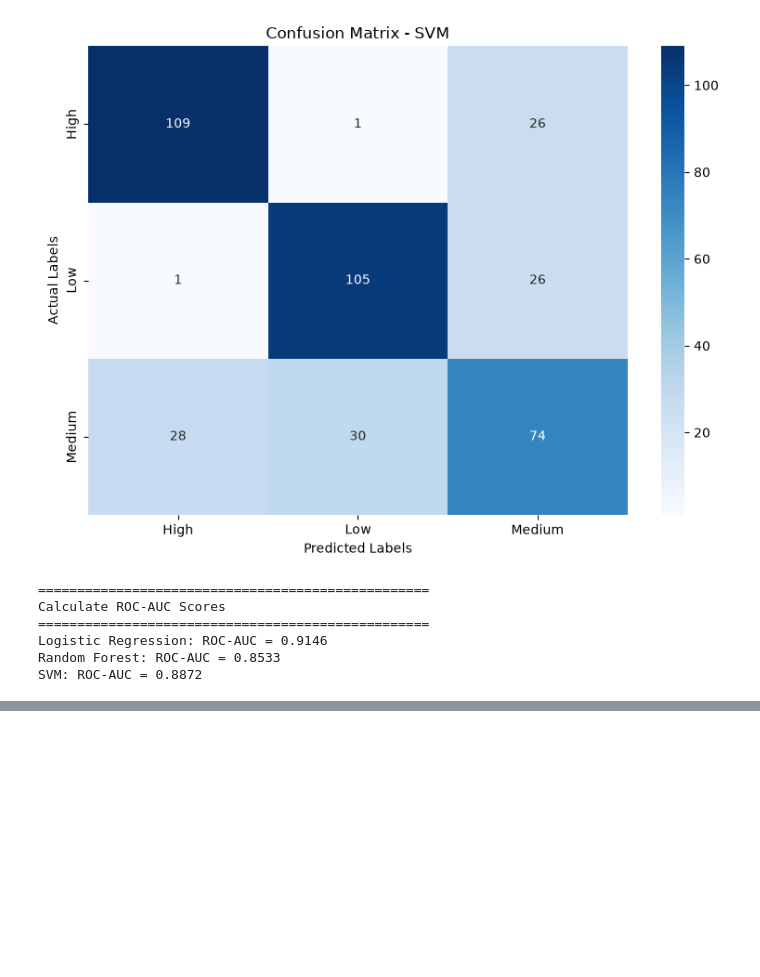
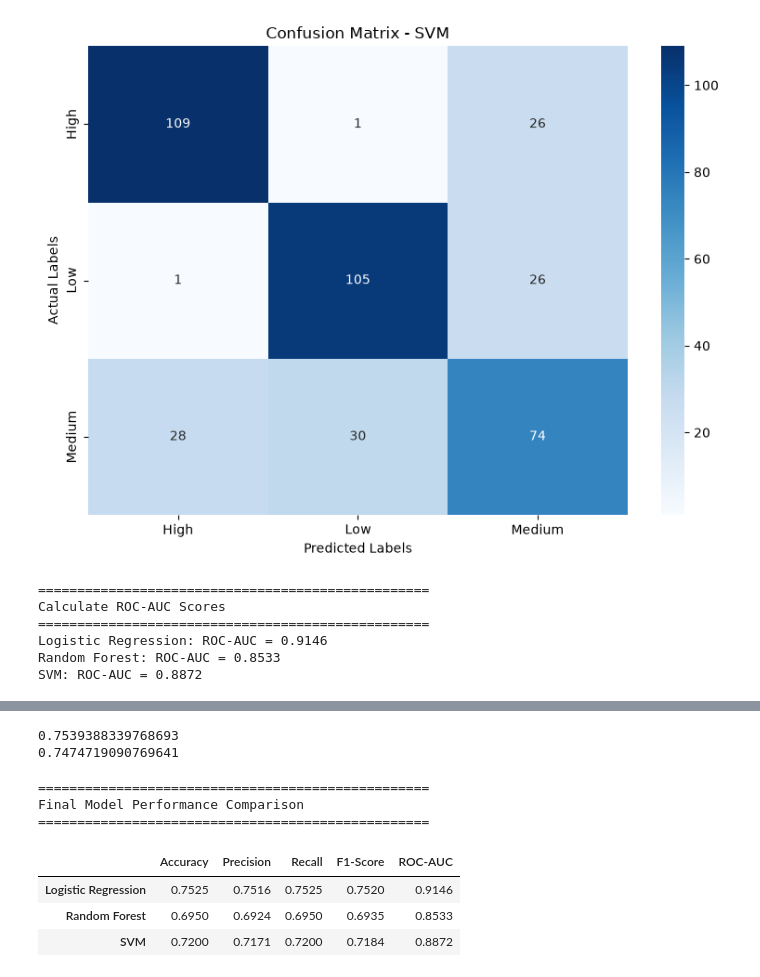
Before and after one commit to ikara-py/student_mental_health, a Jupyter notebook: notebooks/02_preprocessing.ipynb, the cells around one changed output, grey strips where cells are left out. Cells and saved outputs as stored; diff of their text form; code cells hidden in the pictures; blank space fills up the shorter version.

```diff
--- a/notebooks/02_preprocessing.ipynb
+++ b/notebooks/02_preprocessing.ipynb
@@ -297,10 +297,7 @@ evaluation_results = defaultdict(dict)
 
 for name, y_pred in predictions.items():
 
-    evaluation_results[name] = {'Accuracy': accuracy_score(y_test, y_pred),
-                                'Precision': precision_score(y_test, y_pred, average='weighted', zero_division=0),
-                                'Recall': recall_score(y_test, y_pred, average='weighted', zero_division=0),
-                                'F1-Score': f1_score(y_test, y_pred, average='weighted', zero_division=0) }
+    evaluation_results[name] = preprocessing.metrics(y_test, y_pred)
 
     print(f'{name}: Evaluation Done')
 # %% [output]
@@ -382,7 +379,7 @@ Generate Confusion Matrices
 # %%
 config.print_title('Calculate ROC-AUC Scores')
 
-roc_auc_results = {}
+roc_auc_results = defaultdict()
 
 for name, pipeline in model_pipelines.items():
 
@@ -390,13 +387,7 @@ for name, pipeline in model_pipelines.items():
 
     classes = pipeline.classes_
 
-    if len(classes) == 2:
-
-        roc_auc = roc_auc_score(y_test, y_proba[:, 1] )
-
-    else:
-
-        roc_auc = roc_auc_score(y_test, y_proba, multi_class='ovr', average='weighted', labels=classes )
+    roc_auc = roc_auc_score(y_test, y_proba, multi_class='ovr', average='weighted', labels=classes )
 
     roc_auc_results[name] = roc_auc
 
@@ -410,0 +496,20 @@ SVM: ROC-AUC = 0.8872
+# %%
+print(grid_searches['Logistic Regression'].best_score_)
+print(grid_searches['SVM'].best_score_)
+# %% [output]
+0.7539388339768693
+0.7474719090769641
+# %%
+config.print_title('Final Model Performance Comparison')
+
+evaluation_df['ROC-AUC'] = pd.Series(roc_auc_results)
+
+display(evaluation_df.round(4))
+# %% [output]
+==================================================
+Final Model Performance Comparison
+==================================================
+|  | Accuracy | Precision | Recall | F1-Score | ROC-AUC |
+| Logistic Regression | 0.7525 | 0.7516 | 0.7525 | 0.7520 | 0.9146 |
+| Random Forest | 0.6950 | 0.6924 | 0.6950 | 0.6935 | 0.8533 |
+| SVM | 0.7200 | 0.7171 | 0.7200 | 0.7184 | 0.8872 |
```
Also changed, not shown: parts of 4 cells of this notebook, 2 other files.
